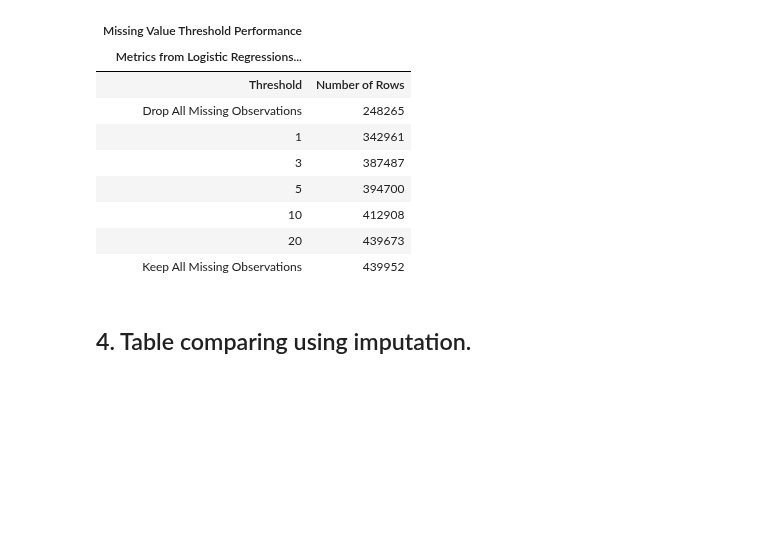
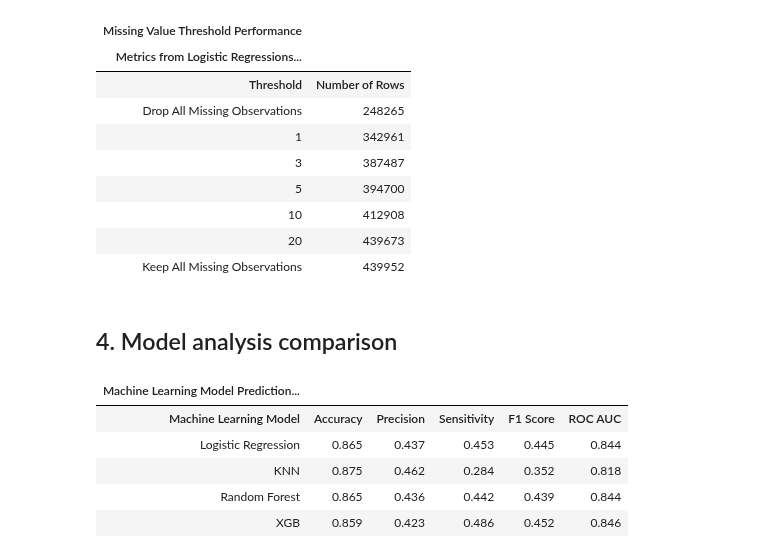
Before and after one commit to DecisionTreeBruining/212B-ML-Project, a Jupyter notebook: assignment_2/local_dev/figures_tables.ipynb, the cells around one changed output. Saved outputs shown, nothing was run; the diff lists cells and outputs as text; code cells hidden in the pictures; blank space fills up the shorter version.

Commit message:
ML prediction perfomance table

```diff
--- a/assignment_2/local_dev/figures_tables.ipynb
+++ b/assignment_2/local_dev/figures_tables.ipynb
@@ -204,5 +204,78 @@ tbl_2
 | 10 | 412908 |
 | 20 | 439673 |
 | Keep All Missing Observations | 439952 |
-# %% [markdown]
-## 4. Table comparing using imputation.
+# %% [markdown]
+## 4. Model analysis comparison
+# %%
+df_metric = (
+    dict_lazy["metrics"]
+    .rename({
+        "F1 Score": "F1_Score",
+        "Sensitivity/Recall": "Sensitivity"
+    })
+    .collect()
+    .to_pandas()
+)
+df_metric
+
+(GT(df_metric)
+    .tab_header(
+        title="Machine Learning Model Prediction Performance"
+        )
+    .cols_label(
+        Model = html("Machine Learning Model"),
+        Accuracy = html("Accuracy"),
+        Precision = html("Precision"),
+        Sensitivity = html("Sensitivity"),
+        F1_Score = html("F1 Score"),
+        AUC = html("ROC AUC")
+        )
+    .fmt_number(
+        columns=[
+            'Accuracy',
+            'Precision',
+            'Sensitivity',
+            'F1_Score',
+            'AUC'
+            ],
+        decimals=3
+        )
+    .cols_align(
+        align="center",
+        columns=[
+            'Accuracy',
+            'Precision',
+            'Sensitivity',
+            'F1_Score',
+            'AUC'
+            ]
+        )
+    .tab_style(
+        style=style.fill(color="yellow"),
+        locations=loc.body(
+            columns=[
+                'Accuracy',
+                'Precision'
+                ],
+            rows=1
+            )
+        )
+    .tab_style(
+        style=style.fill(color="yellow"),
+        locations=loc.body(
+            columns=[
+                'Sensitivity',
+                'F1_Score',
+                'AUC'
+                ],
+            rows=3
+            )
+        )
+)
+# %% [output]
+| Machine Learning Model Prediction... |  |  |  |  |  |
+| Machine Learning Model | Accuracy | Precision | Sensitivity | F1 Score | ROC AUC |
+| Logistic Regression | 0.865 | 0.437 | 0.453 | 0.445 | 0.844 |
+| KNN | 0.875 | 0.462 | 0.284 | 0.352 | 0.818 |
+| Random Forest | 0.865 | 0.436 | 0.442 | 0.439 | 0.844 |
+| XGB | 0.859 | 0.423 | 0.486 | 0.452 | 0.846 |
```
Also changed, not shown: parts of 1 cell of this notebook.
